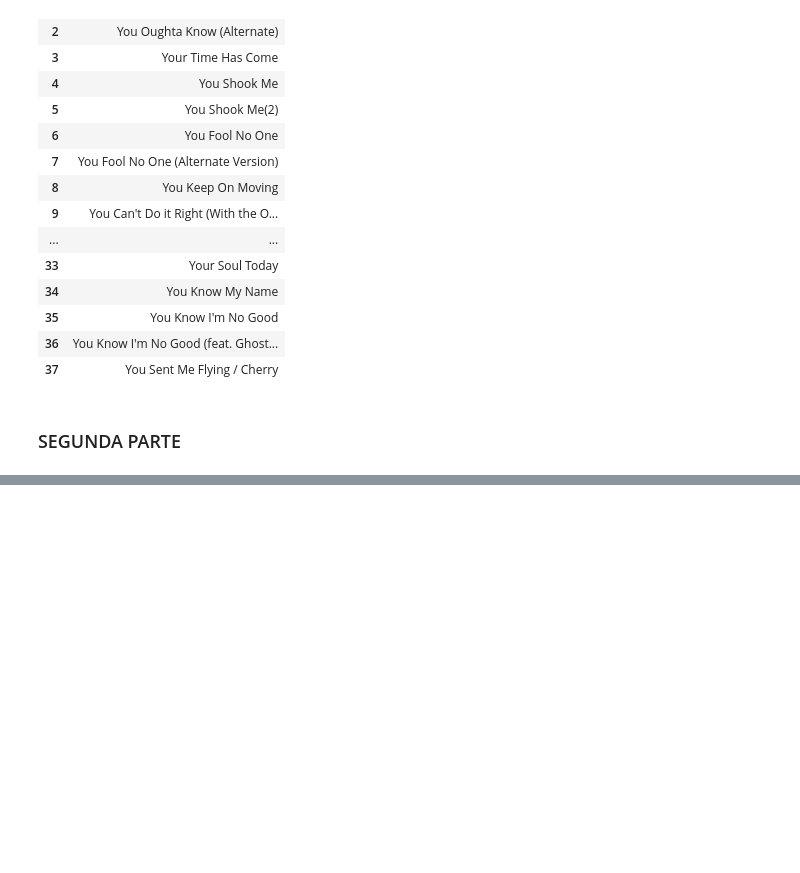
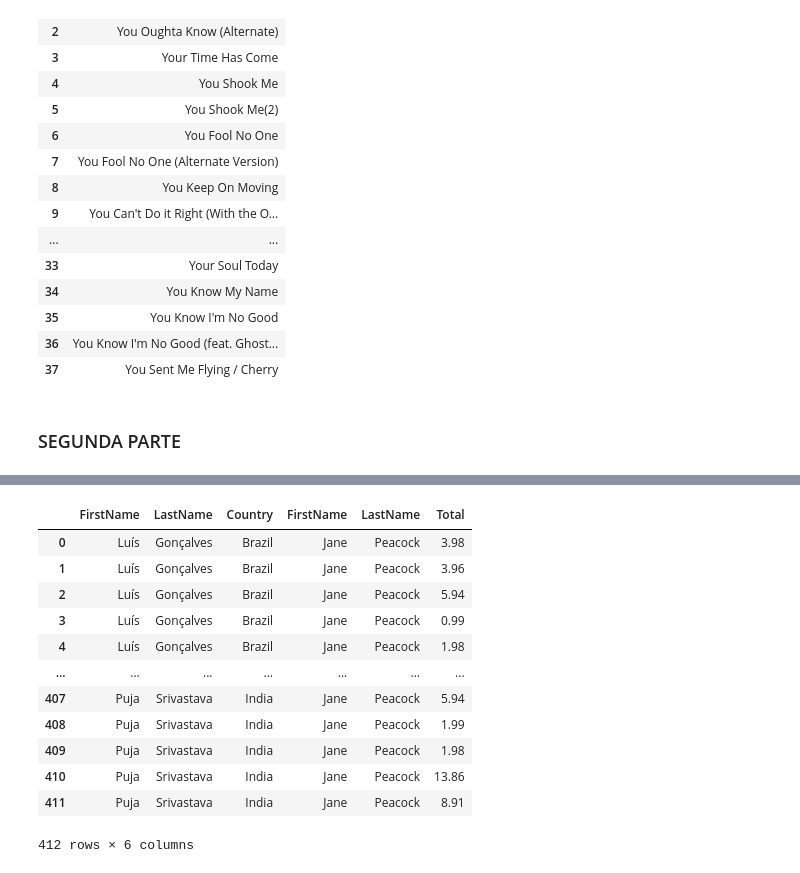
Before and after one commit to NaiSaratxaga/2503_dsft_thebridge_naiara, a Jupyter notebook: 2-Data_Analysis/8-BBDD/SQL/Practica/1-Chinook/ejercicio_nai.ipynb, the cells around one changed output, grey strips where cells are left out. Cells and saved outputs as stored; diff of their text form; code cells hidden in the pictures; blank space fills up the shorter version.

```diff
--- a/2-Data_Analysis/8-BBDD/SQL/Practica/1-Chinook/ejercicio_nai.ipynb
+++ b/2-Data_Analysis/8-BBDD/SQL/Practica/1-Chinook/ejercicio_nai.ipynb
@@ -343,4 +395,31 @@ df
 # %%
 # 3. Obtén el nombre del cliente, el país, el nombre del agente y el total
+
+query = '''
+SELECT c.FirstName, c.LastName,
+       c.Country,
+       e.FirstName, e.LastName,
+       i.Total
+FROM Invoices i
+JOIN Customers c ON i.CustomerId = c.CustomerId
+JOIN Employees e ON c.SupportRepId = e.EmployeeId;
+'''
+
+df = sql_query(query)
+df
+# %% [output]
+|  | FirstName | LastName | Country | FirstName | LastName | Total |
+| 0 | Luís | Gonçalves | Brazil | Jane | Peacock | 3.98 |
+| 1 | Luís | Gonçalves | Brazil | Jane | Peacock | 3.96 |
+| 2 | Luís | Gonçalves | Brazil | Jane | Peacock | 5.94 |
+| 3 | Luís | Gonçalves | Brazil | Jane | Peacock | 0.99 |
+| 4 | Luís | Gonçalves | Brazil | Jane | Peacock | 1.98 |
+| ... | ... | ... | ... | ... | ... | ... |
+| 407 | Puja | Srivastava | India | Jane | Peacock | 5.94 |
+| 408 | Puja | Srivastava | India | Jane | Peacock | 1.99 |
+| 409 | Puja | Srivastava | India | Jane | Peacock | 1.98 |
+| 410 | Puja | Srivastava | India | Jane | Peacock | 13.86 |
+| 411 | Puja | Srivastava | India | Jane | Peacock | 8.91 |
+412 rows × 6 columns
 # %%
 #  4. Obtén cada artículo de la factura con el nombre de la canción
```
Also changed, not shown: parts of 13 cells of this notebook.
